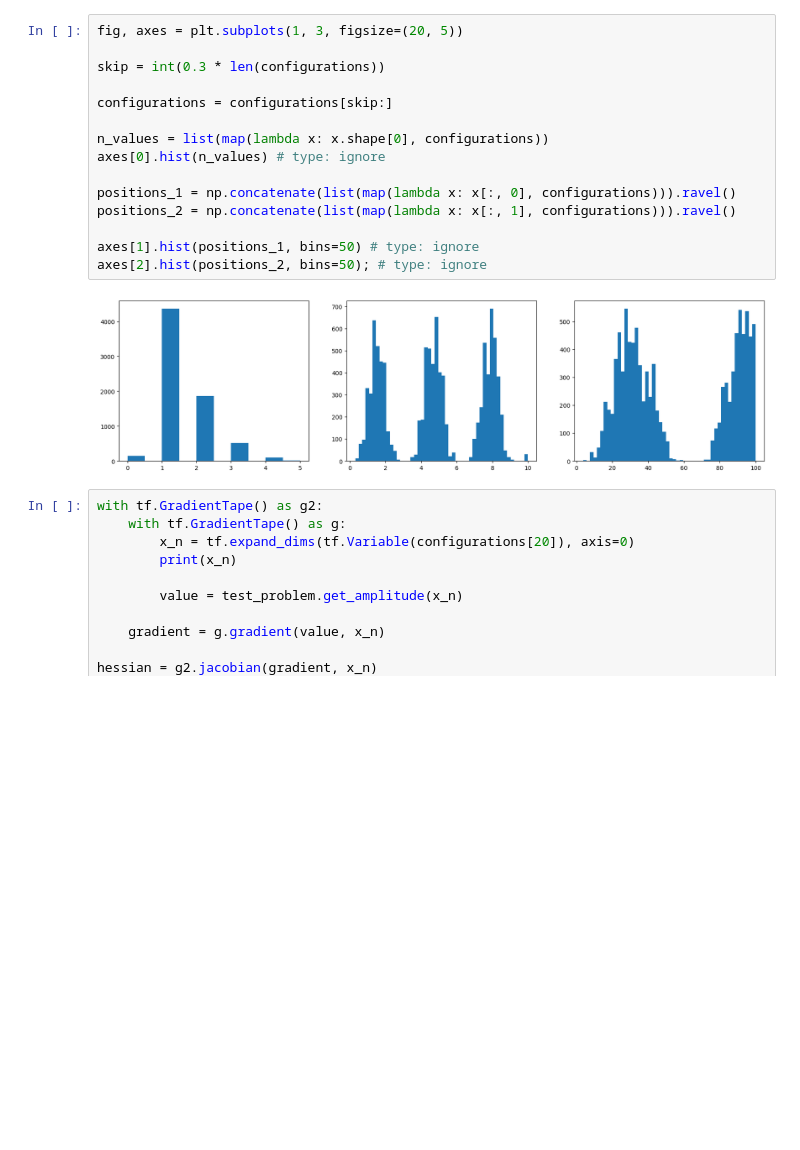
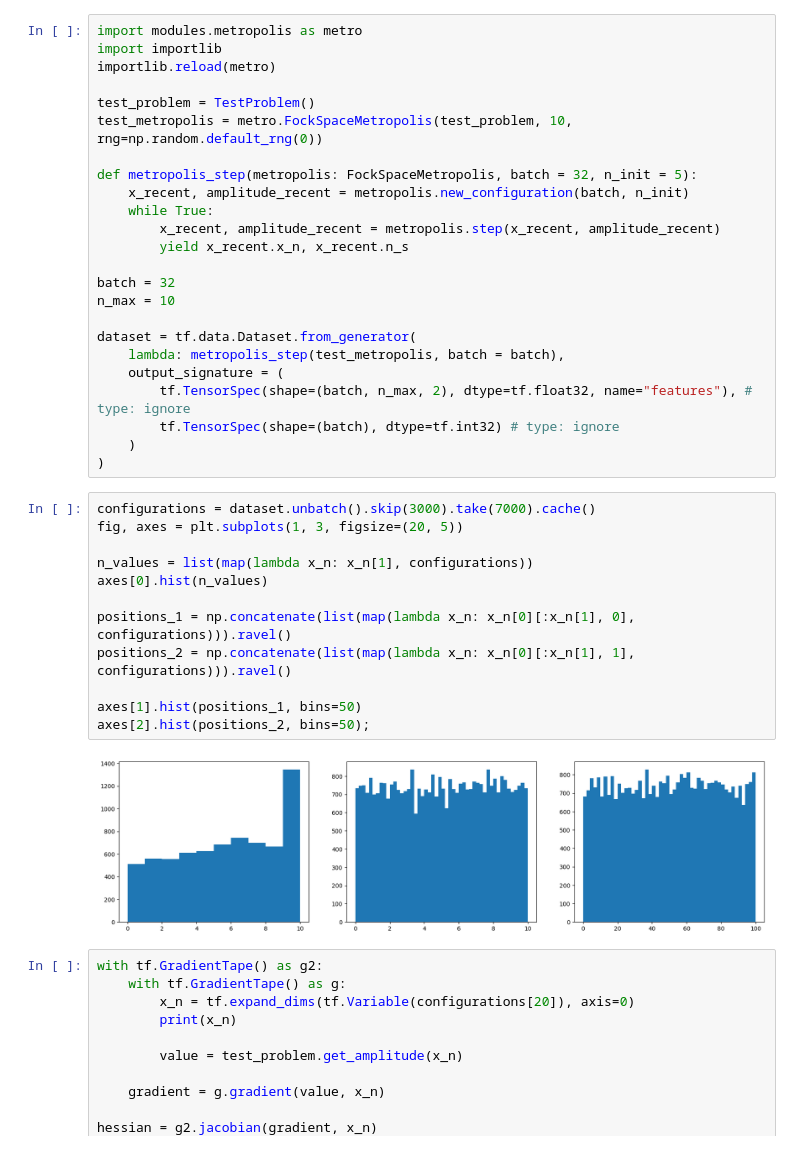
Before and after one commit to Wleter/nn_qft, a Jupyter notebook: testing.ipynb, the cells around one changed output. Drawn from its saved outputs; the diff is of its cells as text; blank space fills up the shorter version.

Commit message:
fixing differences without batches v0

```diff
--- a/testing.ipynb
+++ b/testing.ipynb
@@ -74,20 +113,41 @@ TypeError: float() argument must be a string or a real number, not 'Configuratio
+# %%
+import modules.metropolis as metro
+import importlib
+importlib.reload(metro)
+
+test_problem = TestProblem()
+test_metropolis = metro.FockSpaceMetropolis(test_problem, 10, rng=np.random.default_rng(0))
+
+def metropolis_step(metropolis: FockSpaceMetropolis, batch = 32, n_init = 5):
+    x_recent, amplitude_recent = metropolis.new_configuration(batch, n_init)
+    while True:
+        x_recent, amplitude_recent = metropolis.step(x_recent, amplitude_recent)
+        yield x_recent.x_n, x_recent.n_s
+
+batch = 32
+n_max = 10
+
+dataset = tf.data.Dataset.from_generator(
+    lambda: metropolis_step(test_metropolis, batch = batch),
+    output_signature = (
+        tf.TensorSpec(shape=(batch, n_max, 2), dtype=tf.float32, name="features"), # type: ignore
+        tf.TensorSpec(shape=(batch), dtype=tf.int32) # type: ignore
+    )
+)
 # %%
+configurations = dataset.unbatch().skip(3000).take(7000).cache()
 fig, axes = plt.subplots(1, 3, figsize=(20, 5))
 
-skip = int(0.3 * len(configurations))
+n_values = list(map(lambda x_n: x_n[1], configurations))
+axes[0].hist(n_values)
 
-configurations = configurations[skip:]
+positions_1 = np.concatenate(list(map(lambda x_n: x_n[0][:x_n[1], 0], configurations))).ravel()
+positions_2 = np.concatenate(list(map(lambda x_n: x_n[0][:x_n[1], 1], configurations))).ravel()
 
-n_values = list(map(lambda x: x.shape[0], configurations))
-axes[0].hist(n_values) # type: ignore
-
-positions_1 = np.concatenate(list(map(lambda x: x[:, 0], configurations))).ravel()
-positions_2 = np.concatenate(list(map(lambda x: x[:, 1], configurations))).ravel()
-
-axes[1].hist(positions_1, bins=50) # type: ignore
-axes[2].hist(positions_2, bins=50); # type: ignore
+axes[1].hist(positions_1, bins=50)
+axes[2].hist(positions_2, bins=50);
 # %% [output]
-[figure, old version]
+[figure, new version]
 # %%
 with tf.GradientTape() as g2:
     with tf.GradientTape() as g:
```
Also changed, not shown: parts of 4 cells of this notebook, 2 other files.
